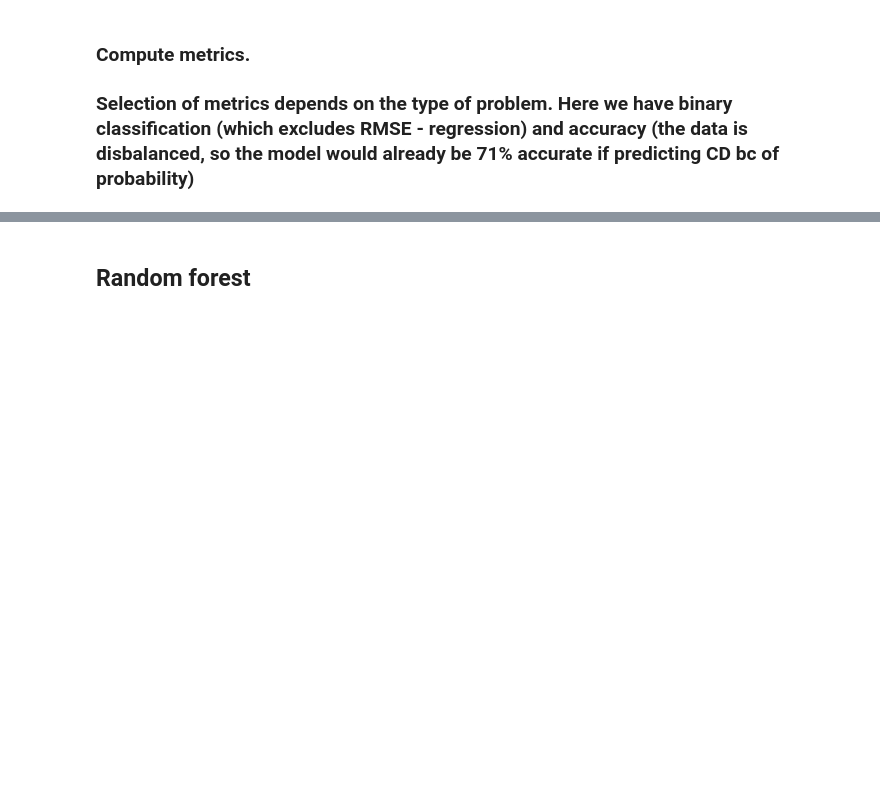
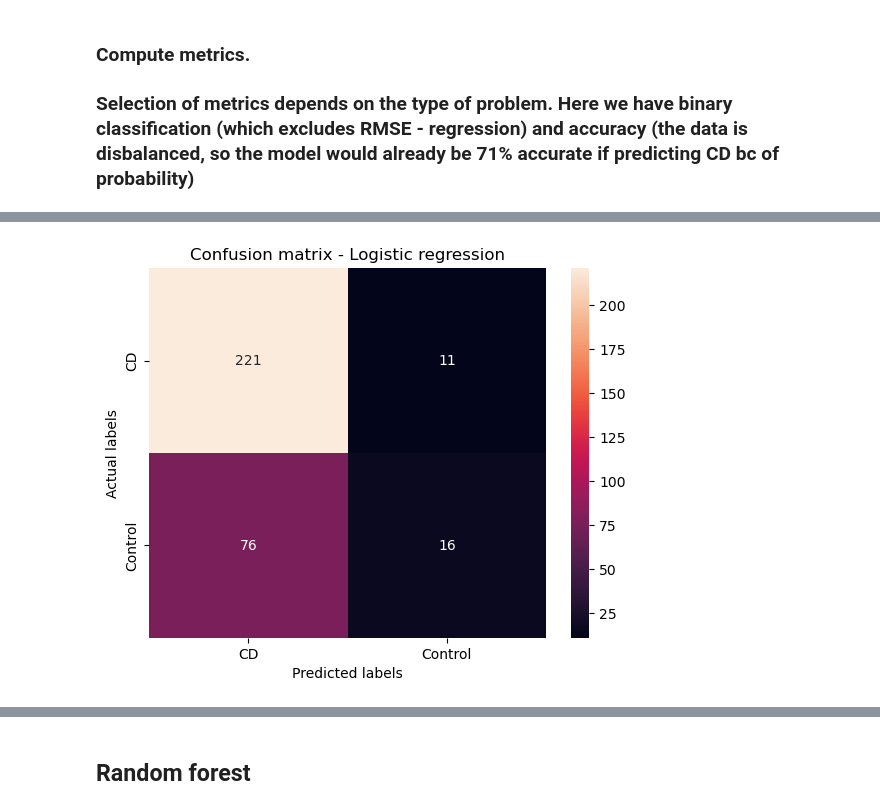
Before and after one commit to crlfgnds/ibd-myeloid-scoring, a Jupyter notebook: notebooks/07_modeling.ipynb, the cells around one changed output, grey strips where cells are left out. Drawn from its saved outputs; the diff is of its cells as text; code cells hidden in the pictures; blank space fills up the shorter version.

Commit message:
plots

```diff
--- a/notebooks/07_modeling.ipynb
+++ b/notebooks/07_modeling.ipynb
@@ -96,3 +106,12 @@ array([[221,  11],
+# %%
+#plot Confusion matrix
+sns.heatmap(conf_matrix,annot=True,fmt='d',xticklabels=['CD', 'Control'], yticklabels=['CD', 'Control'])
+plt.xlabel("Predicted labels")
+plt.ylabel("Actual labels")
+plt.title("Confusion matrix - Logistic regression")
+plt.savefig("figures/confusion_logistic.png")
+# %% [output]
+[figure, added]
 # %%
 #ROC-AUC
 #measures how well the model separates the two classes. needs probabilities, not just class predictions.
```
Also changed, not shown: parts of 17 cells of this notebook.
